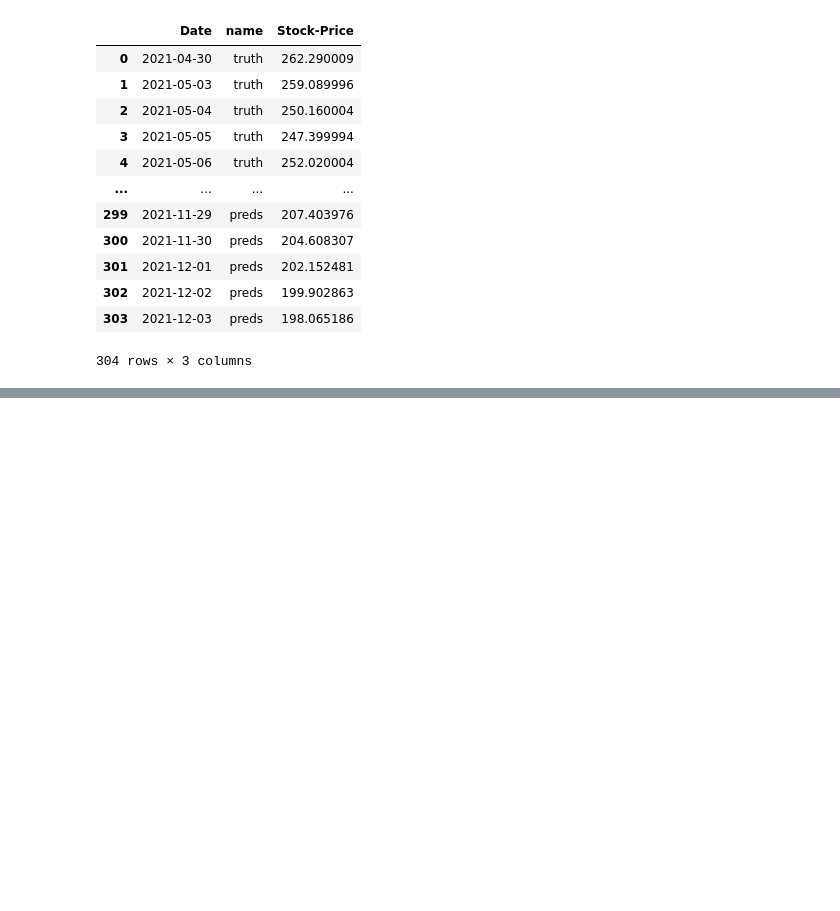
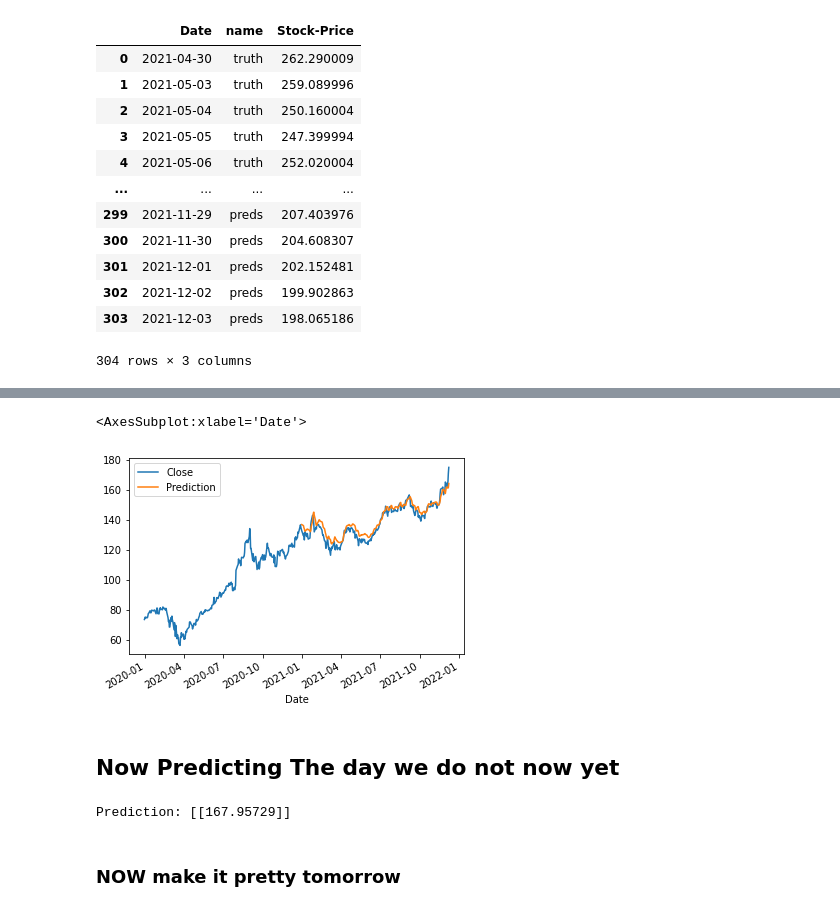
Before and after one commit to DW-Scientist/stock-market-pred-tool, a Jupyter notebook: TestingNotebook.ipynb, the cells around one changed output, grey strips where cells are left out. Saved outputs shown, nothing was run; the diff lists cells and outputs as text; code cells hidden in the pictures; blank space fills up the shorter version.

```diff
--- a/TestingNotebook.ipynb
+++ b/TestingNotebook.ipynb
@@ -301,0 +651,4 @@ plot_df
+# %%
+test_range = apple_test[["Close"]]
+test_range["Prediction"] = predicted_prices
+test_range
@@ -301,0 +675,21 @@ plot_df
+# %%
+full = pd.concat([apple[["Close"]], test_range], axis=0)
+# %%
+full.plot()
+# %% [output]
+<AxesSubplot:xlabel='Date'>
+[figure, added]
+# %% [markdown]
+## Now Predicting The day we do not now yet
+# %%
+real_data=[model_inputs[len(model_inputs)-backshift_days: len(model_inputs), 0]]
+real_data = np.array(real_data)
+real_data = np.reshape(real_data, (real_data.shape[0], real_data.shape[1], 1))
+
+prediction = model.predict(real_data)
+prediction = scaler.inverse_transform(prediction)
+print(f"Prediction: {prediction}")
+# %% [output]
+Prediction: [[167.95729]]
+# %% [markdown]
+### NOW make it pretty tomorrow
```
Also changed, not shown: parts of 34 cells of this notebook, 5 other files.
